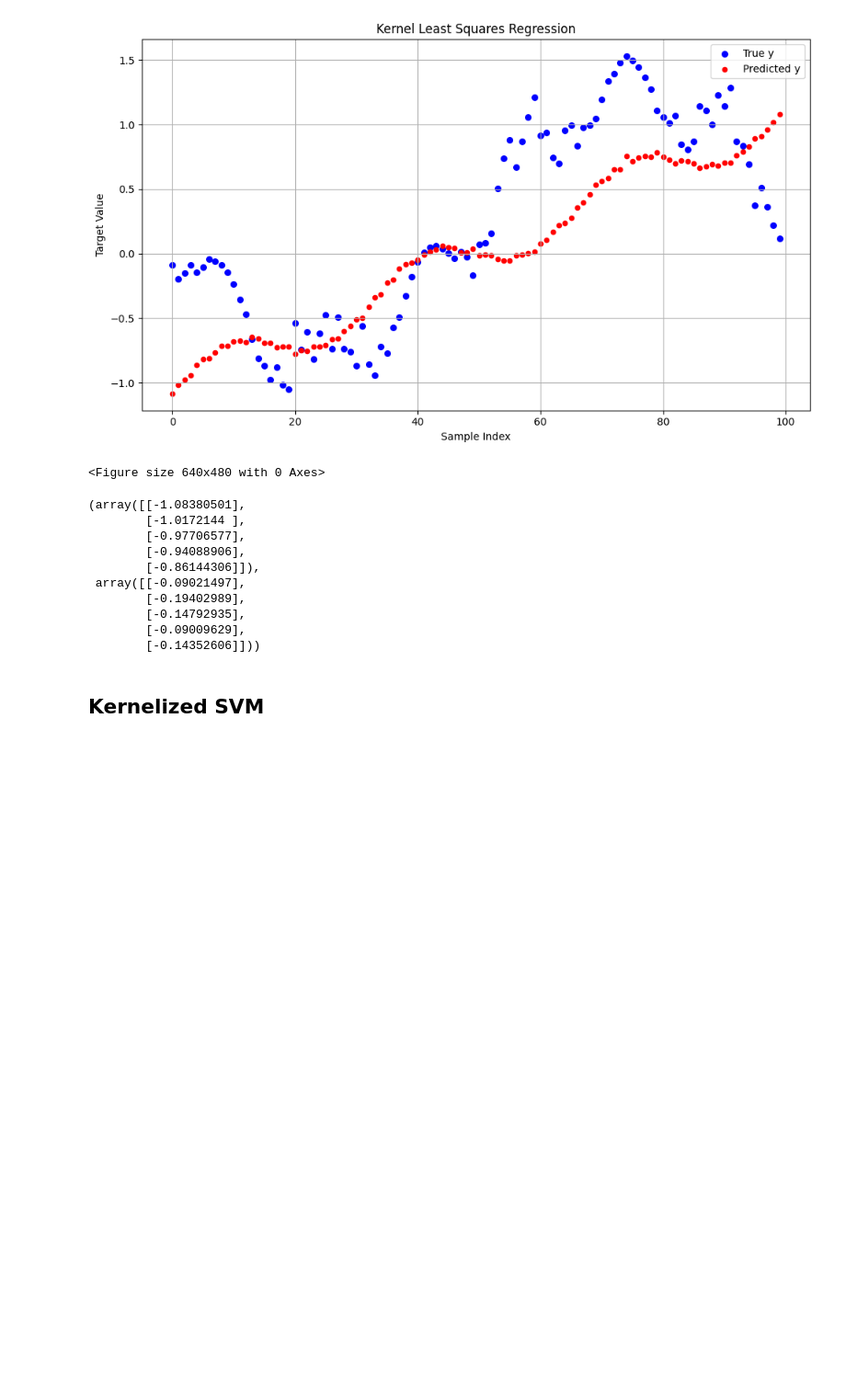
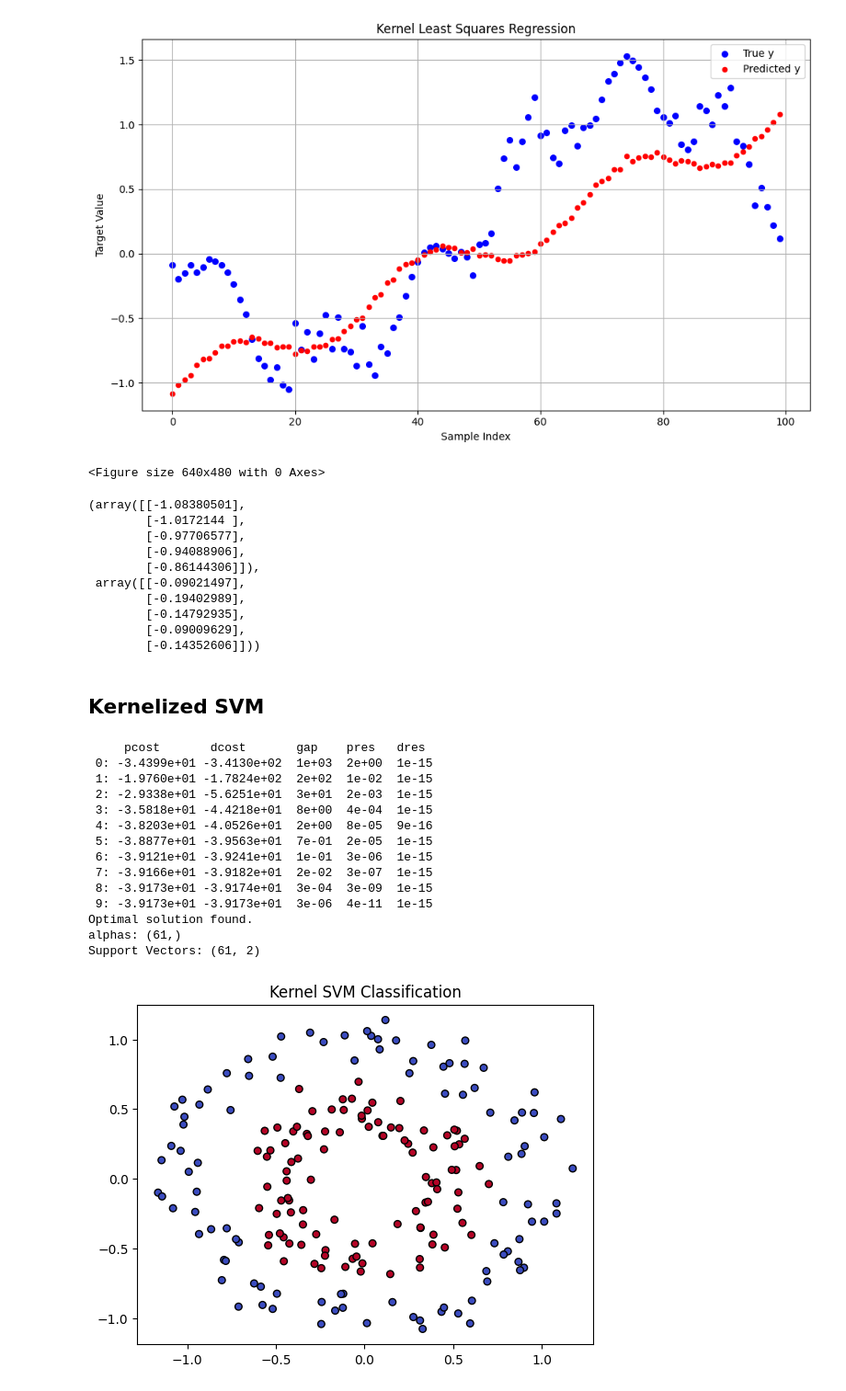
Before and after one commit to Hanifemam/pattern_recognition, a Jupyter notebook: course_implementation/kernel_basic.ipynb, the cells around one changed output. Shown: that part at 92% size. Drawn from its saved outputs; the diff is of its cells as text; code cells hidden in the pictures; blank space fills up the shorter version.

```diff
--- a/course_implementation/kernel_basic.ipynb
+++ b/course_implementation/kernel_basic.ipynb
@@ -236,3 +236,36 @@ def predict(model, X_test):
     K = model['kernel'](X_test, model['support_vectors'], model['gamma'])
     decision = np.dot(K, model['alphas'] * model['support_vector_labels']) + model['b']
     return np.sign(decision)
+# %%
+from sklearn.datasets import make_circles
+import matplotlib.pyplot as plt
+
+# Generate non-linear data
+X, y = make_circles(n_samples=200, noise=0.1, factor=0.5)
+y = np.where(y == 0, -1, 1)  # Convert to -1, 1
+
+model = train_svm(X, y, C=1.0, gamma=1.0)
+print("alphas:", model['alphas'].shape)
+print("Support Vectors:", model['support_vectors'].shape)
+y_pred = predict(model, X)
+
+# Plot
+plt.scatter(X[:, 0], X[:, 1], c=y_pred, cmap='coolwarm', s=30, edgecolors='k')
+plt.title("Kernel SVM Classification")
+plt.show()
+# %% [output]
+     pcost       dcost       gap    pres   dres
+ 0: -3.4399e+01 -3.4130e+02  1e+03  2e+00  1e-15
+ 1: -1.9760e+01 -1.7824e+02  2e+02  1e-02  1e-15
+ 2: -2.9338e+01 -5.6251e+01  3e+01  2e-03  1e-15
+ 3: -3.5818e+01 -4.4218e+01  8e+00  4e-04  1e-15
+ 4: -3.8203e+01 -4.0526e+01  2e+00  8e-05  9e-16
+ 5: -3.8877e+01 -3.9563e+01  7e-01  2e-05  1e-15
+ 6: -3.9121e+01 -3.9241e+01  1e-01  3e-06  1e-15
+ 7: -3.9166e+01 -3.9182e+01  2e-02  3e-07  1e-15
+ 8: -3.9173e+01 -3.9174e+01  3e-04  3e-09  1e-15
+ 9: -3.9173e+01 -3.9173e+01  3e-06  4e-11  1e-15
+Optimal solution found.
+alphas: (61,)
+Support Vectors: (61, 2)
+[figure, added]
```
Also changed, not shown: parts of 2 cells of this notebook, 1 other file.
